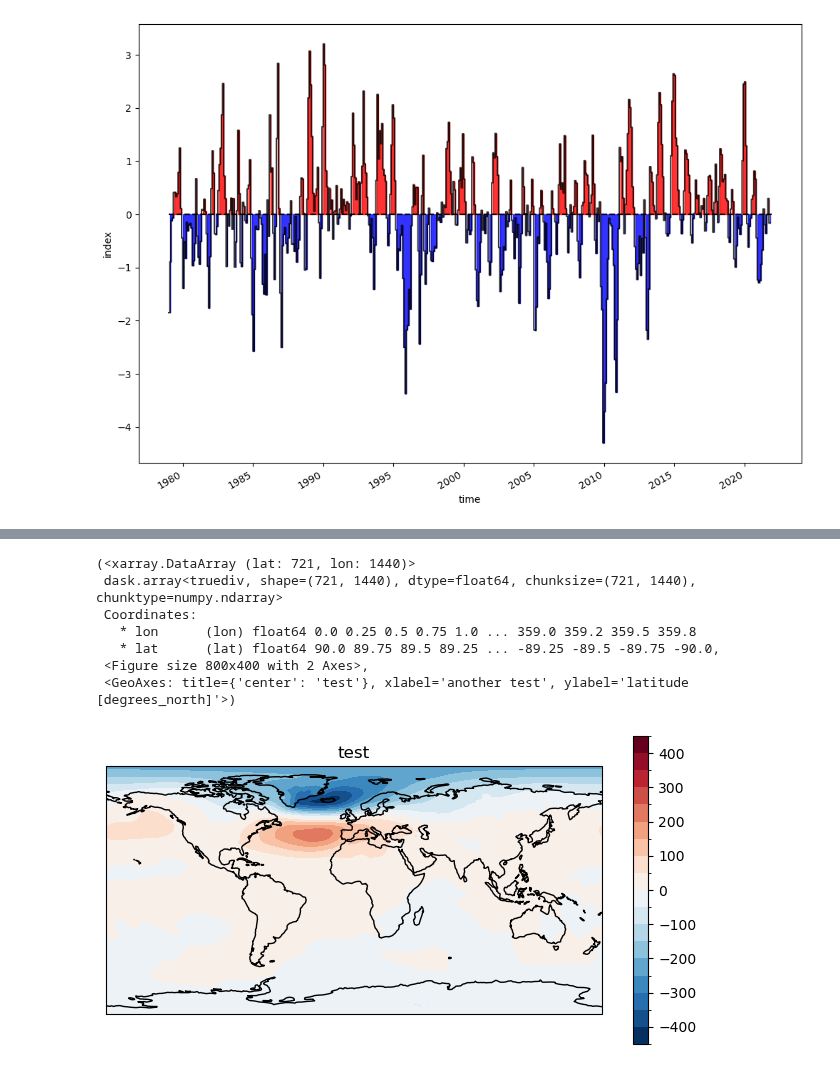
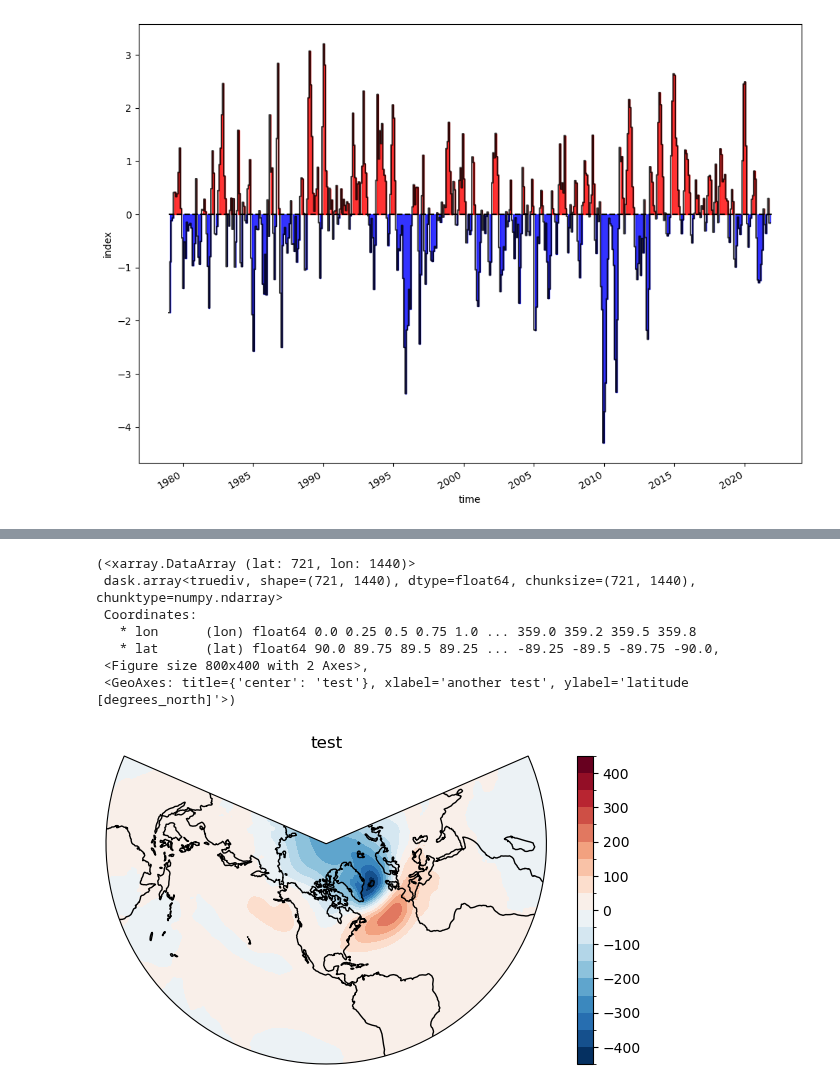
Before and after one commit to DestinE-Climate-DT/AQUA, a Jupyter notebook: diagnostics/teleconnections/test.ipynb, the cells around one changed output, grey strips where cells are left out. Saved outputs shown, nothing was run; the diff lists cells and outputs as text; code cells hidden in the pictures.

```diff
--- a/diagnostics/teleconnections/test.ipynb
+++ b/diagnostics/teleconnections/test.ipynb
@@ -204,13 +204,13 @@ def reg_plot(indx,field,plot=True,projection_type='PlateCarree',
     else:
         return reg
 # %%
-reg_plot(NAO,field,title='test',xlabel='another test',contour=True,levels=20)
+reg_plot(NAO,field,title='test',xlabel='another test',contour=True,levels=20,projection_type = 'LambertConformal')
 # %% [output]
 (<xarray.DataArray (lat: 721, lon: 1440)>
  dask.array<truediv, shape=(721, 1440), dtype=float64, chunksize=(721, 1440), chunktype=numpy.ndarray>
  Coordinates:
    * lon      (lon) float64 0.0 0.25 0.5 0.75 1.0 ... 359.0 359.2 359.5 359.8
    * lat      (lat) float64 90.0 89.75 89.5 89.25 ... -89.25 -89.5 -89.75 -90.0,
  <Figure size 800x400 with 2 Axes>,
  <GeoAxes: title={'center': 'test'}, xlabel='another test', ylabel='latitude [degrees_north]'>)
-[figure, old version]
+[figure, new version]
```
Also changed, not shown: parts of 1 cell of this notebook, 2 other files.
